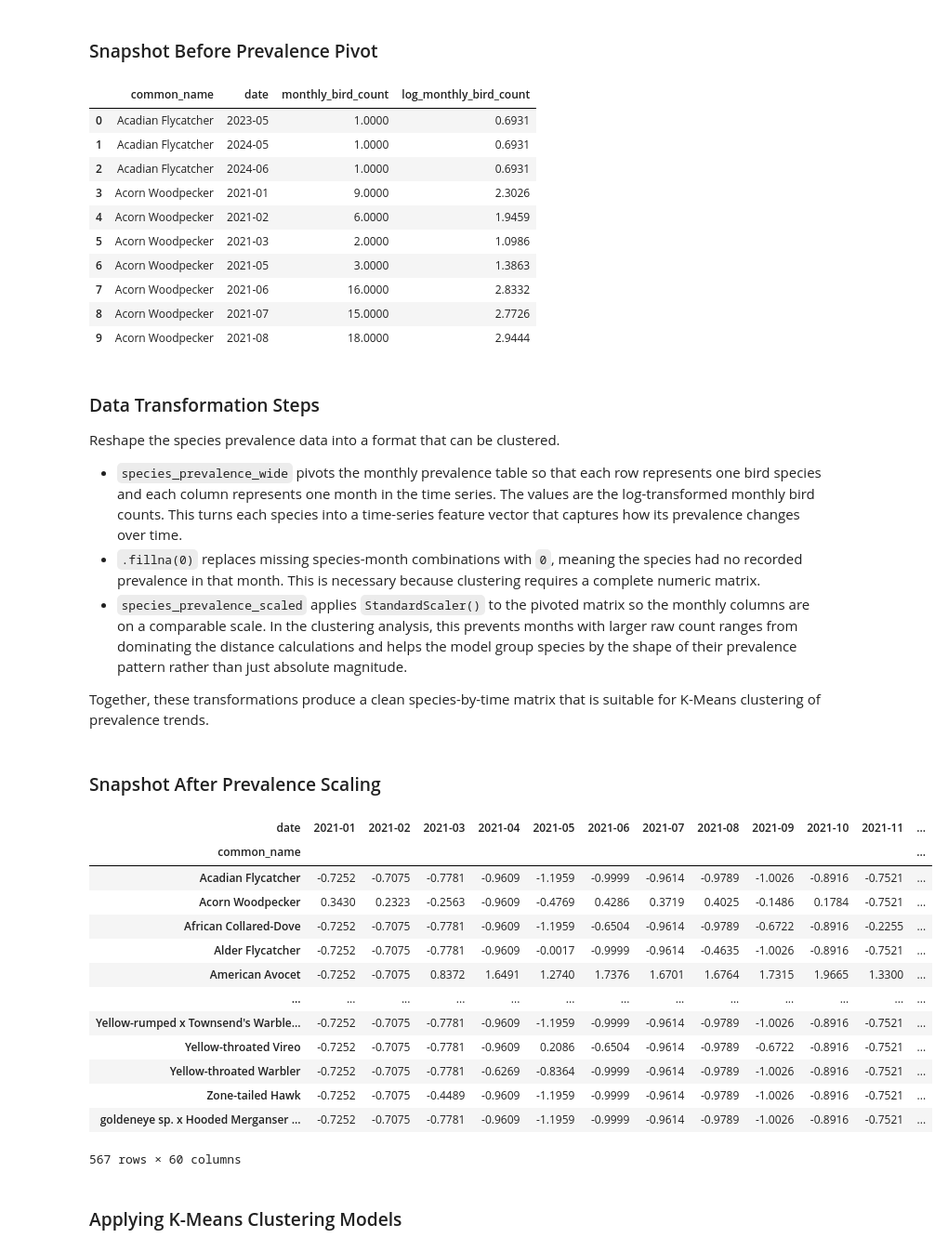
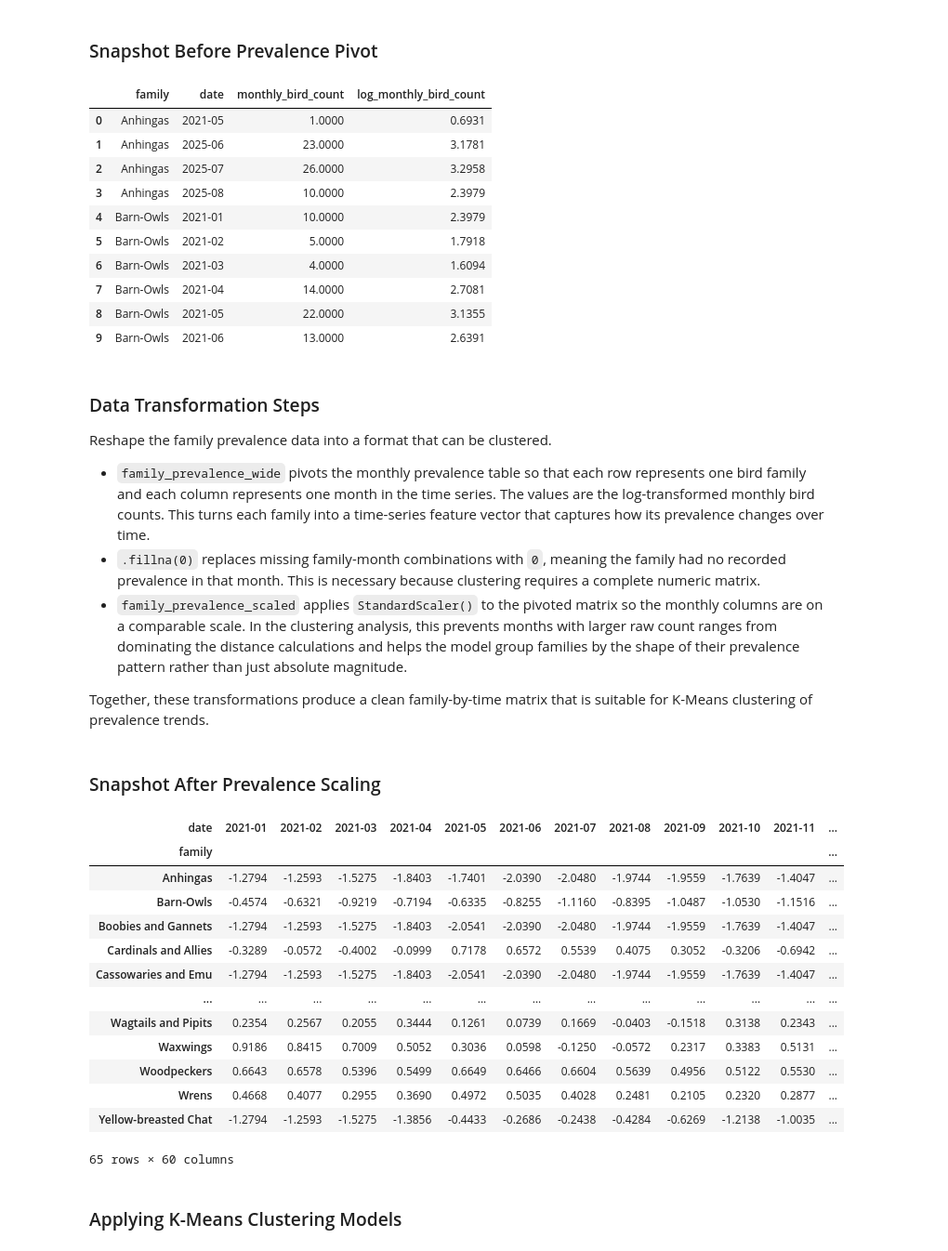
Before and after one commit to Kaxlow/where-the-birds-sing, a Jupyter notebook: src/clustering-analysis.ipynb, the cells around one changed output. Shown at 93% size. Drawn from its saved outputs; the diff is of its cells as text; code cells hidden in the pictures.

Commit message:
Updated to group species by family instead of common_name.

```diff
--- a/src/clustering-analysis.ipynb
+++ b/src/clustering-analysis.ipynb
@@ -102,67 +103,67 @@ To study how species prevalence changes over time, each species is represented b
 # %%
-species_monthly = (
+family_monthly = (
     birdsong_df
-    .groupby(['common_name', 'date'], as_index=False)
+    .groupby(['family', 'date'], as_index=False)
     .agg(monthly_bird_count=('bird_count', 'sum'))
 )
-species_monthly['log_monthly_bird_count'] = np.log1p(species_monthly['monthly_bird_count'])
+family_monthly['log_monthly_bird_count'] = np.log1p(family_monthly['monthly_bird_count'])
 # %% [markdown]
 ### Snapshot Before Prevalence Pivot
 # %%
-species_monthly.head(10)
+family_monthly.head(10)
 # %% [output]
-|  | common_name | date | monthly_bird_count | log_monthly_bird_count |
-| 0 | Acadian Flycatcher | 2023-05 | 1.0000 | 0.6931 |
-| 1 | Acadian Flycatcher | 2024-05 | 1.0000 | 0.6931 |
-| 2 | Acadian Flycatcher | 2024-06 | 1.0000 | 0.6931 |
-| 3 | Acorn Woodpecker | 2021-01 | 9.0000 | 2.3026 |
-| 4 | Acorn Woodpecker | 2021-02 | 6.0000 | 1.9459 |
-| 5 | Acorn Woodpecker | 2021-03 | 2.0000 | 1.0986 |
-| 6 | Acorn Woodpecker | 2021-05 | 3.0000 | 1.3863 |
-| 7 | Acorn Woodpecker | 2021-06 | 16.0000 | 2.8332 |
-| 8 | Acorn Woodpecker | 2021-07 | 15.0000 | 2.7726 |
-| 9 | Acorn Woodpecker | 2021-08 | 18.0000 | 2.9444 |
+|  | family | date | monthly_bird_count | log_monthly_bird_count |
+| 0 | Anhingas | 2021-05 | 1.0000 | 0.6931 |
+| 1 | Anhingas | 2025-06 | 23.0000 | 3.1781 |
+| 2 | Anhingas | 2025-07 | 26.0000 | 3.2958 |
+| 3 | Anhingas | 2025-08 | 10.0000 | 2.3979 |
+| 4 | Barn-Owls | 2021-01 | 10.0000 | 2.3979 |
+| 5 | Barn-Owls | 2021-02 | 5.0000 | 1.7918 |
+| 6 | Barn-Owls | 2021-03 | 4.0000 | 1.6094 |
+| 7 | Barn-Owls | 2021-04 | 14.0000 | 2.7081 |
+| 8 | Barn-Owls | 2021-05 | 22.0000 | 3.1355 |
+| 9 | Barn-Owls | 2021-06 | 13.0000 | 2.6391 |
 # %% [markdown]
 ### Data Transformation Steps
 
-Reshape the species prevalence data into a format that can be clustered.
+Reshape the family prevalence data into a format that can be clustered.
 
-- `species_prevalence_wide` pivots the monthly prevalence table so that each row represents one bird species and each column represents one month in the time series. The values are the log-transformed monthly bird counts. This turns each species into a time-series feature vector that captures how its prevalence changes over time.
-- `.fillna(0)` replaces missing species-month combinations with `0`, meaning the species had no recorded prevalence in that month. This is necessary because clustering requires a complete numeric matrix.
-- `species_prevalence_scaled` applies `StandardScaler()` to the pivoted matrix so the monthly columns are on a comparable scale. In the clustering analysis, this prevents months with larger raw count ranges from dominating the distance calculations and helps the model group species by the shape of their prevalence pattern rather than just absolute magnitude.
+- `family_prevalence_wide` pivots the monthly prevalence table so that each row represents one bird family and each column represents one month in the time series. The values are the log-transformed monthly bird counts. This turns each family into a time-series feature vector that captures how its prevalence changes over time.
+- `.fillna(0)` replaces missing family-month combinations with `0`, meaning the family had no recorded prevalence in that month. This is necessary because clustering requires a complete numeric matrix.
+- `family_prevalence_scaled` applies `StandardScaler()` to the pivoted matrix so the monthly columns are on a comparable scale. In the clustering analysis, this prevents months with larger raw count ranges from dominating the distance calculations and helps the model group families by the shape of their prevalence pattern rather than just absolute magnitude.
 
-Together, these transformations produce a clean species-by-time matrix that is suitable for K-Means clustering of prevalence trends.
+Together, these transformations produce a clean family-by-time matrix that is suitable for K-Means clustering of prevalence trends.
 # %%
-species_prevalence_wide = (
-    species_monthly
-    .pivot(index='common_name', columns='date', values='log_monthly_bird_count')
+family_prevalence_wide = (
+    family_monthly
+    .pivot(index='family', columns='date', values='log_monthly_bird_count')
     .fillna(0)
 )
 
-species_prevalence_scaled = pd.DataFrame(
-    StandardScaler().fit_transform(species_prevalence_wide),
-    index=species_prevalence_wide.index,
-    columns=species_prevalence_wide.columns
+family_prevalence_scaled = pd.DataFrame(
+    StandardScaler().fit_transform(family_prevalence_wide),
+    index=family_prevalence_wide.index,
+    columns=family_prevalence_wide.columns
 )
 # %% [markdown]
 ### Snapshot After Prevalence Scaling
 # %%
-species_prevalence_scaled
+family_prevalence_scaled
 # %% [output]
 | date | 2021-01 | 2021-02 | 2021-03 | 2021-04 | 2021-05 | 2021-06 | 2021-07 | 2021-08 | 2021-09 | 2021-10 | 2021-11 | ... |
-| common_name |  |  |  |  |  |  |  |  |  |  |  | ... |
-| Acadian Flycatcher | -0.7252 | -0.7075 | -0.7781 | -0.9609 | -1.1959 | -0.9999 | -0.9614 | -0.9789 | -1.0026 | -0.8916 | -0.7521 | ... |
-| Acorn Woodpecker | 0.3430 | 0.2323 | -0.2563 | -0.9609 | -0.4769 | 0.4286 | 0.3719 | 0.4025 | -0.1486 | 0.1784 | -0.7521 | ... |
-| African Collared-Dove | -0.7252 | -0.7075 | -0.7781 | -0.9609 | -1.1959 | -0.6504 | -0.9614 | -0.9789 | -0.6722 | -0.8916 | -0.2255 | ... |
-| Alder Flycatcher | -0.7252 | -0.7075 | -0.7781 | -0.9609 | -0.0017 | -0.9999 | -0.9614 | -0.4635 | -1.0026 | -0.8916 | -0.7521 | ... |
-| American Avocet | -0.7252 | -0.7075 | 0.8372 | 1.6491 | 1.2740 | 1.7376 | 1.6701 | 1.6764 | 1.7315 | 1.9665 | 1.3300 | ... |
+| family |  |  |  |  |  |  |  |  |  |  |  | ... |
+| Anhingas | -1.2794 | -1.2593 | -1.5275 | -1.8403 | -1.7401 | -2.0390 | -2.0480 | -1.9744 | -1.9559 | -1.7639 | -1.4047 | ... |
+| Barn-Owls | -0.4574 | -0.6321 | -0.9219 | -0.7194 | -0.6335 | -0.8255 | -1.1160 | -0.8395 | -1.0487 | -1.0530 | -1.1516 | ... |
+| Boobies and Gannets | -1.2794 | -1.2593 | -1.5275 | -1.8403 | -2.0541 | -2.0390 | -2.0480 | -1.9744 | -1.9559 | -1.7639 | -1.4047 | ... |
+| Cardinals and Allies | -0.3289 | -0.0572 | -0.4002 | -0.0999 | 0.7178 | 0.6572 | 0.5539 | 0.4075 | 0.3052 | -0.3206 | -0.6942 | ... |
+| Cassowaries and Emu | -1.2794 | -1.2593 | -1.5275 | -1.8403 | -2.0541 | -2.0390 | -2.0480 | -1.9744 | -1.9559 | -1.7639 | -1.4047 | ... |
 | ... | ... | ... | ... | ... | ... | ... | ... | ... | ... | ... | ... | ... |
-| Yellow-rumped x Townsend's Warble... | -0.7252 | -0.7075 | -0.7781 | -0.9609 | -1.1959 | -0.9999 | -0.9614 | -0.9789 | -1.0026 | -0.8916 | -0.7521 | ... |
-| Yellow-throated Vireo | -0.7252 | -0.7075 | -0.7781 | -0.9609 | 0.2086 | -0.6504 | -0.9614 | -0.9789 | -0.6722 | -0.8916 | -0.7521 | ... |
-| Yellow-throated Warbler | -0.7252 | -0.7075 | -0.7781 | -0.6269 | -0.8364 | -0.9999 | -0.9614 | -0.9789 | -1.0026 | -0.8916 | -0.7521 | ... |
-| Zone-tailed Hawk | -0.7252 | -0.7075 | -0.4489 | -0.9609 | -1.1959 | -0.9999 | -0.9614 | -0.9789 | -1.0026 | -0.8916 | -0.7521 | ... |
-| goldeneye sp. x Hooded Merganser ... | -0.7252 | -0.7075 | -0.7781 | -0.9609 | -1.1959 | -0.9999 | -0.9614 | -0.9789 | -1.0026 | -0.8916 | -0.7521 | ... |
+| Wagtails and Pipits | 0.2354 | 0.2567 | 0.2055 | 0.3444 | 0.1261 | 0.0739 | 0.1669 | -0.0403 | -0.1518 | 0.3138 | 0.2343 | ... |
+| Waxwings | 0.9186 | 0.8415 | 0.7009 | 0.5052 | 0.3036 | 0.0598 | -0.1250 | -0.0572 | 0.2317 | 0.3383 | 0.5131 | ... |
+| Woodpeckers | 0.6643 | 0.6578 | 0.5396 | 0.5499 | 0.6649 | 0.6466 | 0.6604 | 0.5639 | 0.4956 | 0.5122 | 0.5530 | ... |
+| Wrens | 0.4668 | 0.4077 | 0.2955 | 0.3690 | 0.4972 | 0.5035 | 0.4028 | 0.2481 | 0.2105 | 0.2320 | 0.2877 | ... |
+| Yellow-breasted Chat | -1.2794 | -1.2593 | -1.5275 | -1.3856 | -0.4433 | -0.2686 | -0.2438 | -0.4284 | -0.6269 | -1.2138 | -1.0035 | ... |
-567 rows × 60 columns
+65 rows × 60 columns
 # %% [markdown]
 ### Applying K-Means Clustering Models
 # %% [markdown]
```
Also changed, not shown: parts of 22 cells of this notebook.
